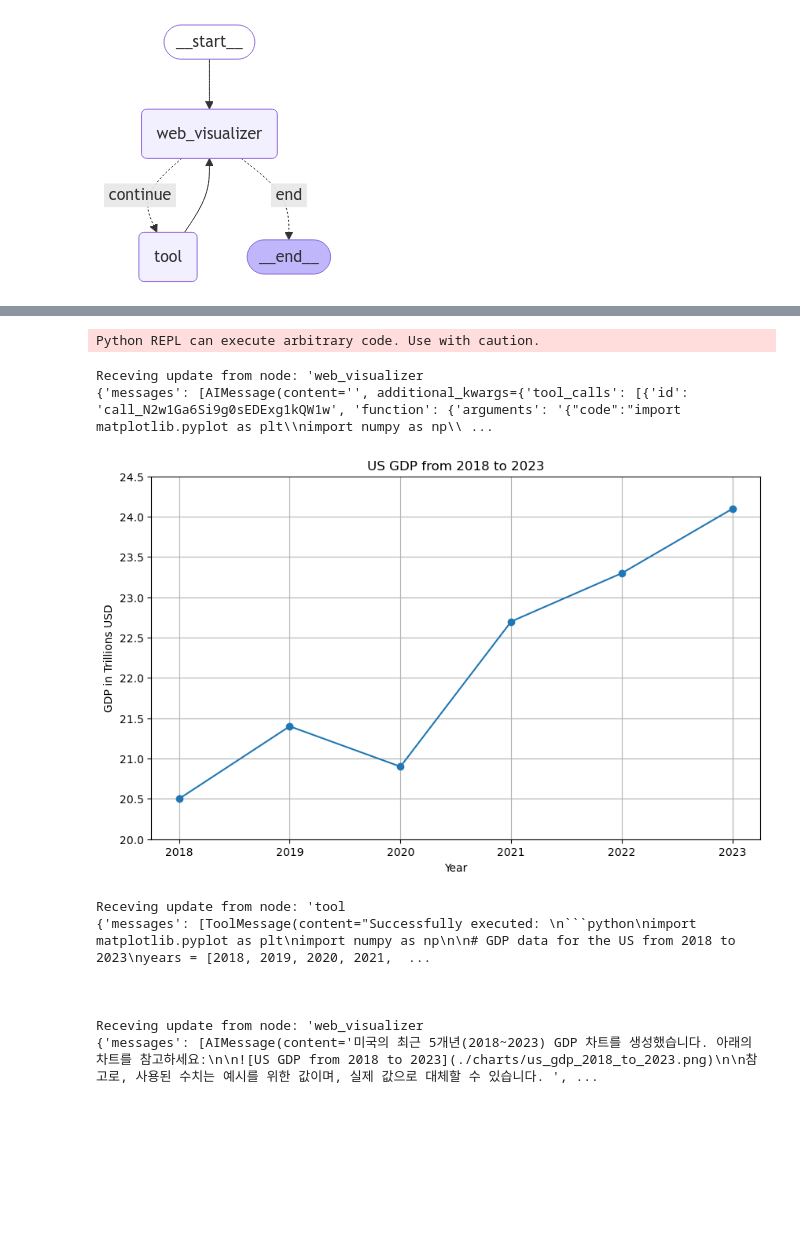
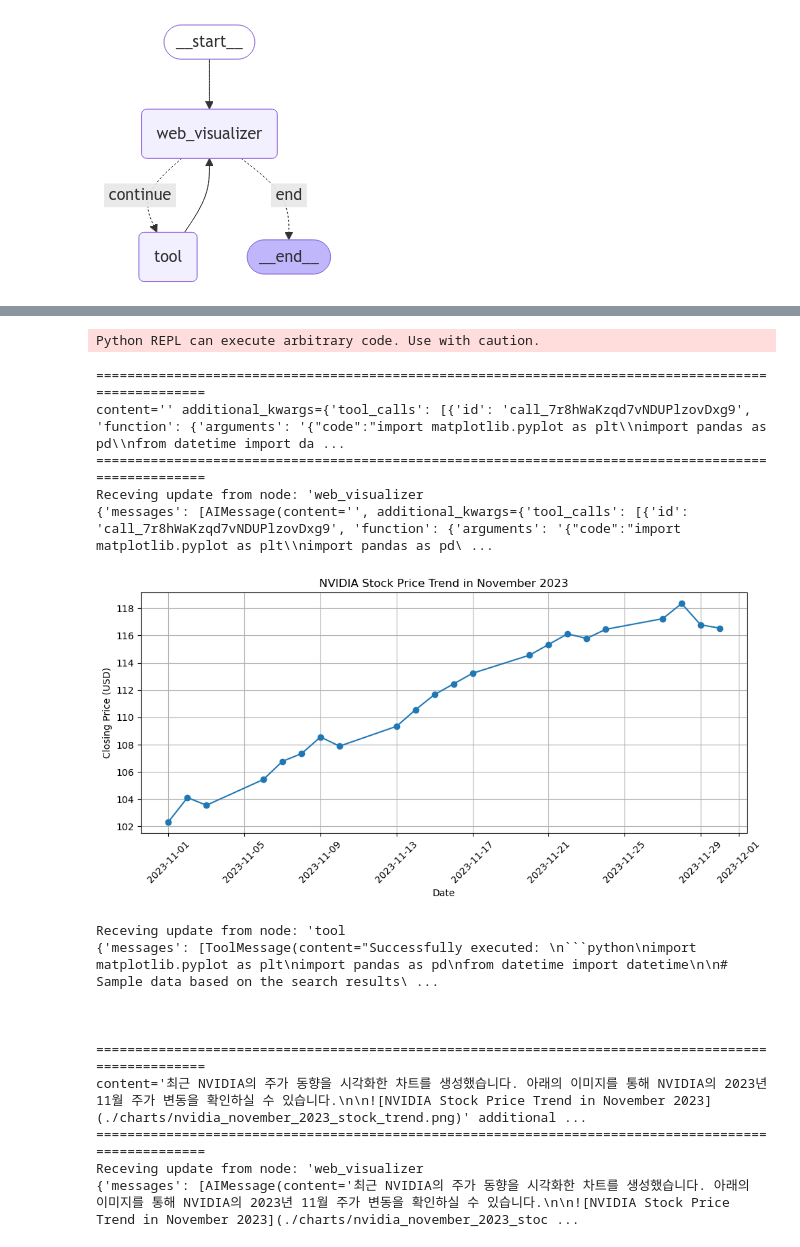
Before and after one commit to greatsangho/SKN05-FINAL-3TEAM, a Jupyter notebook: model/web_visualizer.ipynb, the cells around one changed output, grey strips where cells are left out. Cells and saved outputs as stored; diff of their text form; code cells hidden in the pictures; blank space fills up the shorter version.

````diff
--- a/model/web_visualizer.ipynb
+++ b/model/web_visualizer.ipynb
@@ -144,7 +147,7 @@ display(Image(app.get_graph().draw_mermaid_png()))
 # %% [output]
 [figure]
 # %%
-initial_input = {'messages' : [HumanMessage(content="미국의 최근 5개년 (~2023) GDP 차트를 그래줄래?")]}
+initial_input = {'messages' : [HumanMessage(content="최근 엔비디아의 주가 정보 동향에 대해 시각화 해줄래?")]}
 thread = {"configurable" : {"thread_id" : "2"}}
 
 for chunk in app.stream(initial_input, thread, stream_mode="updates"): # update 된 state 값만 가져옴져옴
@@ -163,11 +176,17 @@ Receving update from node: 'tool
 Python REPL can execute arbitrary code. Use with caution.
+====================================================================================================
+content='' additional_kwargs={'tool_calls': [{'id': 'call_7r8hWaKzqd7vNDUPlzovDxg9', 'function': {'arguments': '{"code":"import matplotlib.pyplot as plt\\nimport pandas as pd\\nfrom datetime import da ...
+====================================================================================================
 Receving update from node: 'web_visualizer
-{'messages': [AIMessage(content='', additional_kwargs={'tool_calls': [{'id': 'call_N2w1Ga6Si9g0sEDExg1kQW1w', 'function': {'arguments': '{"code":"import matplotlib.pyplot as plt\\nimport numpy as np\\ ...
+{'messages': [AIMessage(content='', additional_kwargs={'tool_calls': [{'id': 'call_7r8hWaKzqd7vNDUPlzovDxg9', 'function': {'arguments': '{"code":"import matplotlib.pyplot as plt\\nimport pandas as pd\ ...
-[figure, old version]
+[figure, new version]
 Receving update from node: 'tool
-{'messages': [ToolMessage(content="Successfully executed: \n```python\nimport matplotlib.pyplot as plt\nimport numpy as np\n\n# GDP data for the US from 2018 to 2023\nyears = [2018, 2019, 2020, 2021,  ...
+{'messages': [ToolMessage(content="Successfully executed: \n```python\nimport matplotlib.pyplot as plt\nimport pandas as pd\nfrom datetime import datetime\n\n# Sample data based on the search results\ ...
 
 
 
+====================================================================================================
+content='최근 NVIDIA의 주가 동향을 시각화한 차트를 생성했습니다. 아래의 이미지를 통해 NVIDIA의 2023년 11월 주가 변동을 확인하실 수 있습니다.\n\n![NVIDIA Stock Price Trend in November 2023](./charts/nvidia_november_2023_stock_trend.png)' additional ...
+====================================================================================================
 Receving update from node: 'web_visualizer
-{'messages': [AIMessage(content='미국의 최근 5개년(2018~2023) GDP 차트를 생성했습니다. 아래의 차트를 참고하세요:\n\n![US GDP from 2018 to 2023](./charts/us_gdp_2018_to_2023.png)\n\n참고로, 사용된 수치는 예시를 위한 값이며, 실제 값으로 대체할 수 있습니다. ', ...
+{'messages': [AIMessage(content='최근 NVIDIA의 주가 동향을 시각화한 차트를 생성했습니다. 아래의 이미지를 통해 NVIDIA의 2023년 11월 주가 변동을 확인하실 수 있습니다.\n\n![NVIDIA Stock Price Trend in November 2023](./charts/nvidia_november_2023_stoc ...
````
Also changed, not shown: parts of 2 cells of this notebook, 8 other files.
